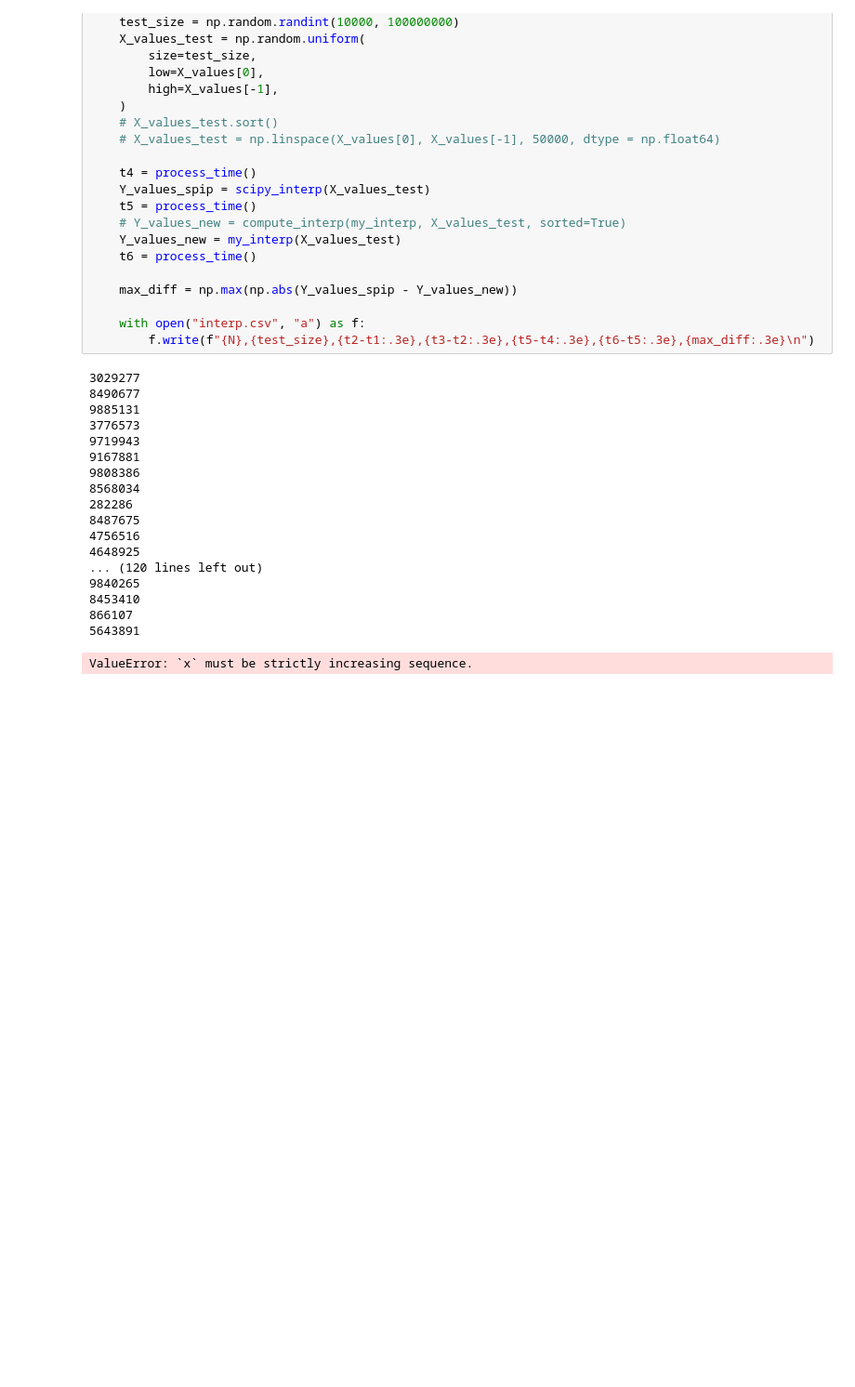
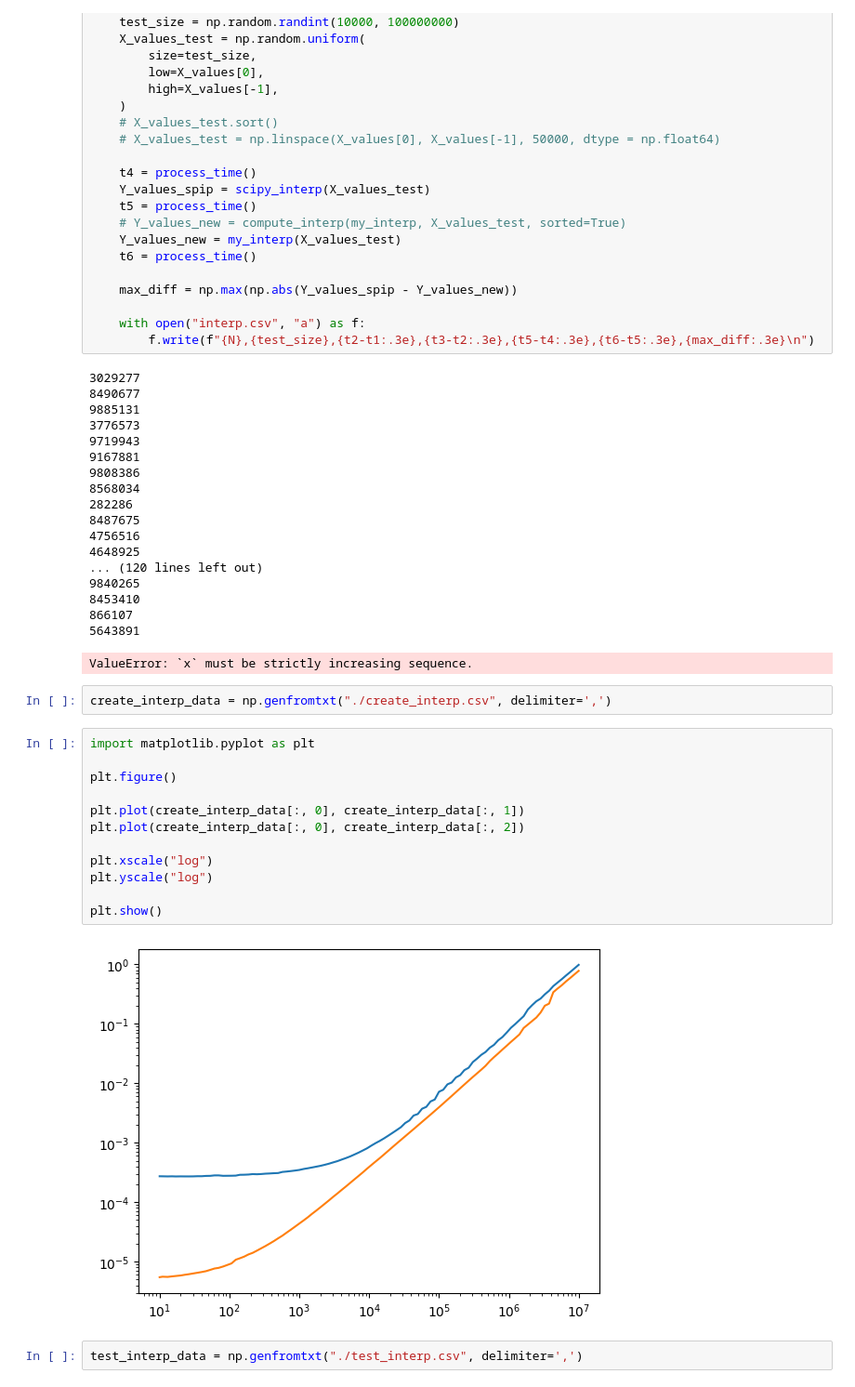
Before and after one commit to deyanmihaylov/NumericalAlgos, a Jupyter notebook: test_interp.ipynb, the cells around one changed output. Shown: that part at 93% size. Drawn from its saved outputs; the diff is of its cells as text; blank space fills up the shorter version.

Commit message:
Update notebook for testing the interpolation

```diff
--- a/test_interp.ipynb
+++ b/test_interp.ipynb
@@ -88,3 +88,21 @@ for _ in range(1000):
 866107
 5643891
 ValueError: `x` must be strictly increasing sequence.
+# %%
+create_interp_data = np.genfromtxt("./create_interp.csv", delimiter=',')
+# %%
+import matplotlib.pyplot as plt
+
+plt.figure()
+
+plt.plot(create_interp_data[:, 0], create_interp_data[:, 1])
+plt.plot(create_interp_data[:, 0], create_interp_data[:, 2])
+
+plt.xscale("log")
+plt.yscale("log")
+
+plt.show()
+# %% [output]
+[figure, added]
+# %%
+test_interp_data = np.genfromtxt("./test_interp.csv", delimiter=',')
```
Also changed, not shown: parts of 1 cell of this notebook.
